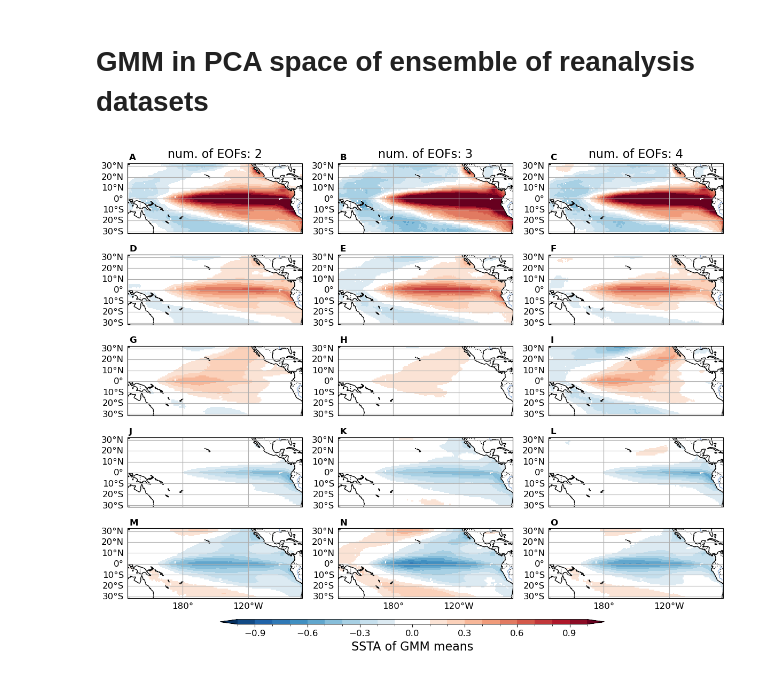
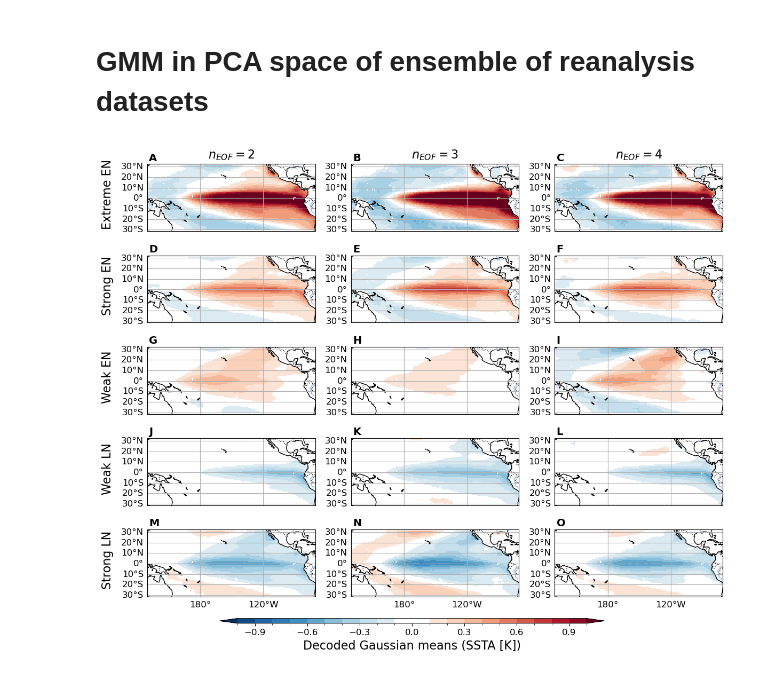
Before and after one commit to jakob-schloer/LatentGMM, a Jupyter notebook: scripts/pcgmm_plot_means.ipynb, the cells around one changed output. Cells and saved outputs as stored; diff of their text form; code cells hidden in the pictures.

```diff
--- a/scripts/pcgmm_plot_means.ipynb
+++ b/scripts/pcgmm_plot_means.ipynb
@@ -25,40 +25,41 @@ plparam = dict(vmin=-1, vmax=1, step=0.1, cmap='RdBu_r', centercolor="#ffffff")
 gmm_order = [[2,3,0,1,4],
              [4,3,0,1,2],
              [3,2,4,0,1]]
+labels = ["Extreme EN", "Strong EN", "Weak EN", "Weak LN", "Strong LN"]
 
 nrows = len(gmm_means['mu'])
 ncols = len(gmm_means['eof'])
 fig, axs = plt.subplots(nrows=nrows, ncols=ncols, figsize=(ncols*4, nrows*1.8),
                         subplot_kw=dict(projection=ctp.crs.PlateCarree(central_longitude=180)))
 for i in range(nrows):
     for j in range(ncols):
         ax = axs[i, j]
         im = gpl.plot_map(gmm_means.isel(mu=gmm_order[j][i], eof=j), ax=ax, add_bar=False,
                           central_longitude=180, **plparam)
         # Remove labels
         im['gl'].top_labels = False
         im['gl'].right_labels = False
         if i == nrows-1:
             im['gl'].bottom_labels = True
         else:
             im['gl'].bottom_labels = False
         if i == 0:
-            ax.set_title(f"num. of EOFs: {j+2}", fontsize=16)
+            ax.set_title(r"$n_{EOF}=$"+f"{j+2}", fontsize=16)
 
 
-        if False:
+        if j==0:
             ax.text(-0.2, 0.55, rf"{labels[i]}", va='bottom', ha='center',
                     rotation='vertical', rotation_mode='anchor',
                     transform=ax.transAxes, fontsize=16)
 
 # Shared colorbar
 cbar_ax = fig.add_axes([0.2, -.01, 0.6, 0.01])
 cbar = plt.colorbar(im['im'], orientation='horizontal', shrink=0.7,
                     cax=cbar_ax, extend='both')
-cbar.set_label(f"SSTA of GMM means", size=16)
+cbar.set_label(f"Decoded Gaussian means (SSTA [K])", size=16)
 
-_ = gpl.enumerate_subplots(axs, pos_x=0.01, pos_y=1.05, fontsize=12)
+_ = gpl.enumerate_subplots(axs, pos_x=0.01, pos_y=1.05, fontsize=14)
 
 #plt.savefig("../output/plots/pcgmm_gmmmeans_compare.png", dpi=300, bbox_inches="tight")
 # %% [output]
-[figure, old version]
+[figure, new version]
```
Also changed, not shown: 7 other files.
